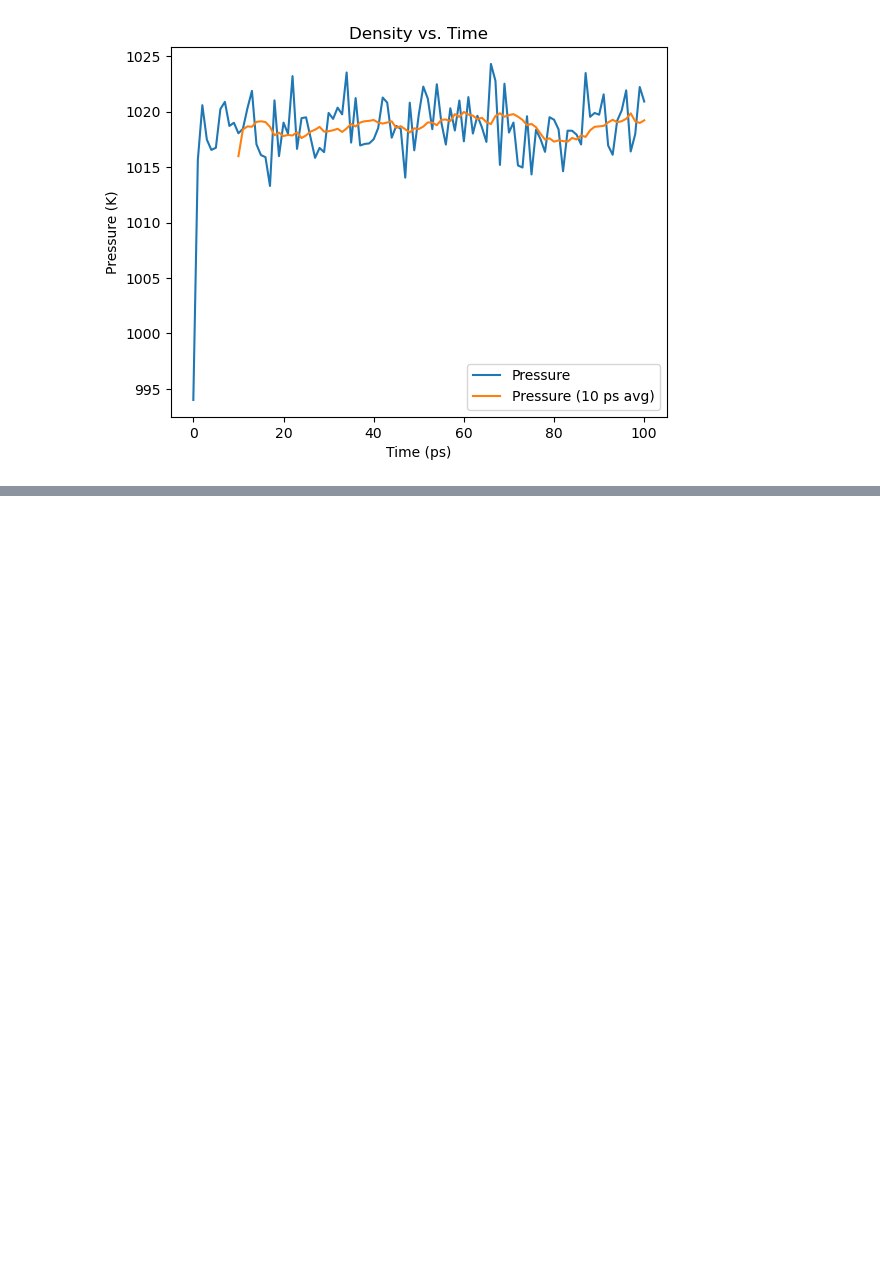
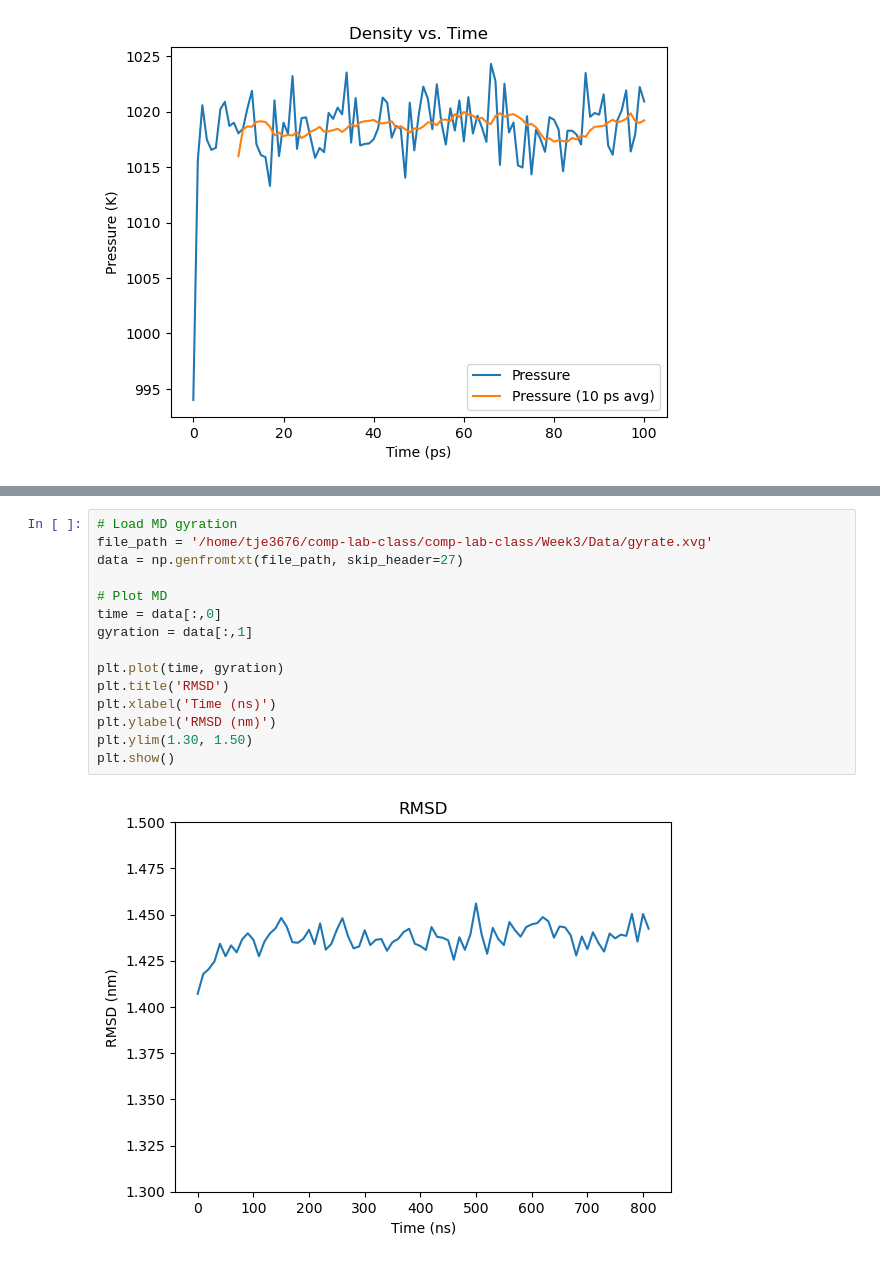
Before and after one commit to thomas-egg/comp-lab-class, a Jupyter notebook: Week3/Analysis/md_analysis.ipynb, the cells around one changed output, grey strips where cells are left out. Saved outputs shown, nothing was run; the diff lists cells and outputs as text; blank space fills up the shorter version.

```diff
--- a/Week3/Analysis/md_analysis.ipynb
+++ b/Week3/Analysis/md_analysis.ipynb
@@ -91,0 +113,17 @@ plt.show()
+# %%
+# Load MD gyration
+file_path = '/home/tje3676/comp-lab-class/comp-lab-class/Week3/Data/gyrate.xvg'
+data = np.genfromtxt(file_path, skip_header=27)
+
+# Plot MD
+time = data[:,0]
+gyration = data[:,1]
+
+plt.plot(time, gyration)
+plt.title('RMSD')
+plt.xlabel('Time (ns)')
+plt.ylabel('RMSD (nm)')
+plt.ylim(1.30, 1.50)
+plt.show()
+# %% [output]
+[figure, added]
```
Also changed, not shown: parts of 1 cell of this notebook.
